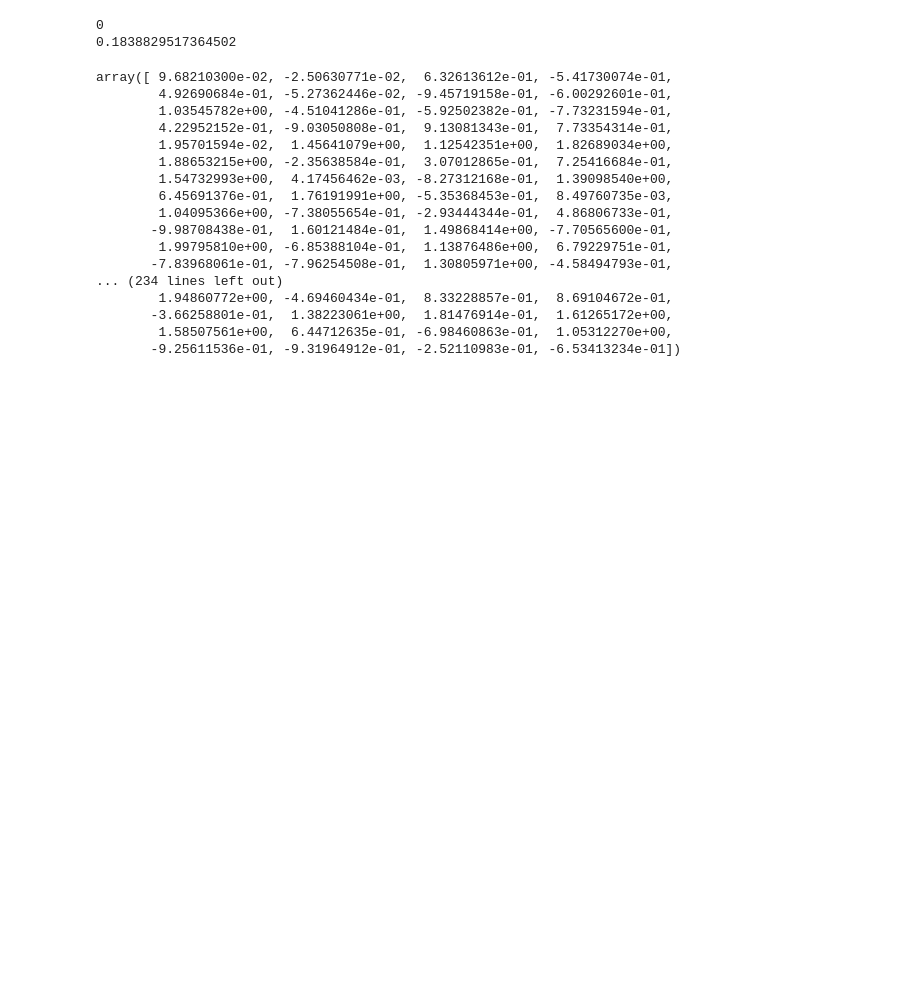
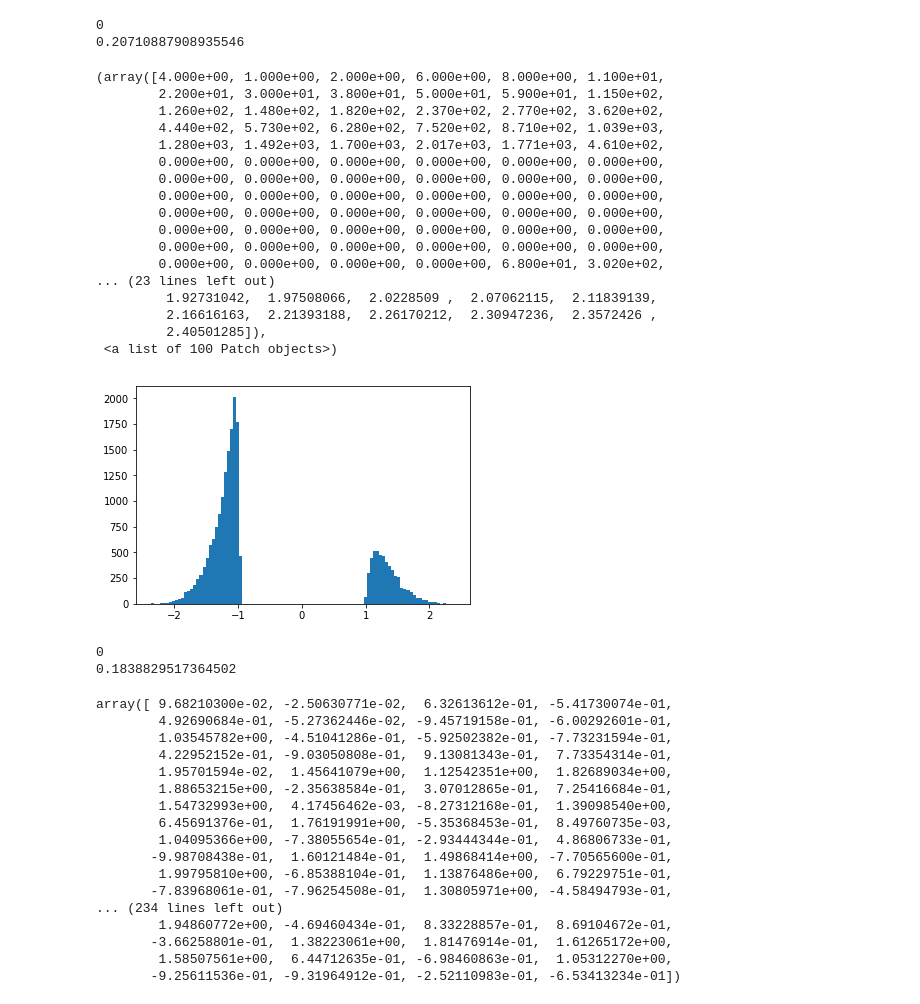
Before and after one commit to AlexanderFengler/nn_likelihoods, a Jupyter notebook: test_simulators.ipynb, the cells around one changed output. Drawn from its saved outputs; the diff is of its cells as text; code cells hidden in the pictures; blank space fills up the shorter version.

```diff
--- a/test_simulators.ipynb
+++ b/test_simulators.ipynb
@@ -31,3 +119,48 @@ from cdwiener import fptd
+# %%
+repeats = 10
+now = time.time()
+
+for i in range(repeats):
+    out = cds.ddm_flexbound(v = -0.5,
+                            a = 0.7,
+                            w = 0.4,
+                            ndt = 0.93,
+                            delta_t = 0.001,
+                            s = 1,  #np.sqrt(2),
+                            max_t = 20,
+                            n_samples = 20000,
+                            boundary_fun = bf.angle,
+                            boundary_multiplicative = False,
+                            boundary_params = {'theta': 0.3})
+                            #boundary_params = {"theta": 0.01})
+    if i % 10 == 0:
+        print(i)
+
+print((time.time() - now) / repeats)
+# %% [output]
+0
+0.20710887908935546
+# %%
+plt.hist(out[0]*out[1], bins = 100)
+# %% [output]
+(array([4.000e+00, 1.000e+00, 2.000e+00, 6.000e+00, 8.000e+00, 1.100e+01,
+        2.200e+01, 3.000e+01, 3.800e+01, 5.000e+01, 5.900e+01, 1.150e+02,
+        1.260e+02, 1.480e+02, 1.820e+02, 2.370e+02, 2.770e+02, 3.620e+02,
+        4.440e+02, 5.730e+02, 6.280e+02, 7.520e+02, 8.710e+02, 1.039e+03,
+        1.280e+03, 1.492e+03, 1.700e+03, 2.017e+03, 1.771e+03, 4.610e+02,
+        0.000e+00, 0.000e+00, 0.000e+00, 0.000e+00, 0.000e+00, 0.000e+00,
+        0.000e+00, 0.000e+00, 0.000e+00, 0.000e+00, 0.000e+00, 0.000e+00,
+        0.000e+00, 0.000e+00, 0.000e+00, 0.000e+00, 0.000e+00, 0.000e+00,
+        0.000e+00, 0.000e+00, 0.000e+00, 0.000e+00, 0.000e+00, 0.000e+00,
+        0.000e+00, 0.000e+00, 0.000e+00, 0.000e+00, 0.000e+00, 0.000e+00,
+        0.000e+00, 0.000e+00, 0.000e+00, 0.000e+00, 0.000e+00, 0.000e+00,
+        0.000e+00, 0.000e+00, 0.000e+00, 0.000e+00, 6.800e+01, 3.020e+02,
+... (23 lines left out)
+         1.92731042,  1.97508066,  2.0228509 ,  2.07062115,  2.11839139,
+         2.16616163,  2.21393188,  2.26170212,  2.30947236,  2.3572426 ,
+         2.40501285]),
+ <a list of 100 Patch objects>)
+[figure, added]
 # %%
 # DDM
 now = time.time()
```
Also changed, not shown: parts of 6 cells of this notebook, 11 other files.
